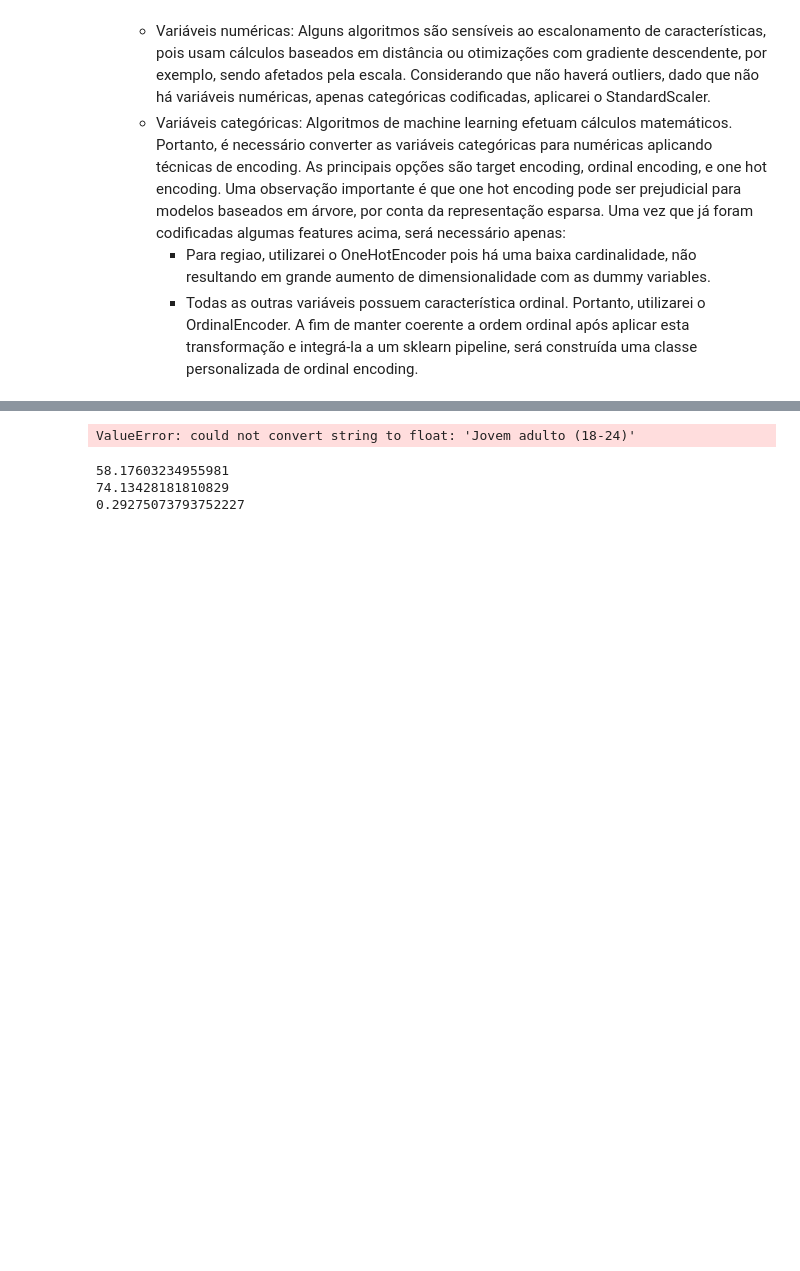
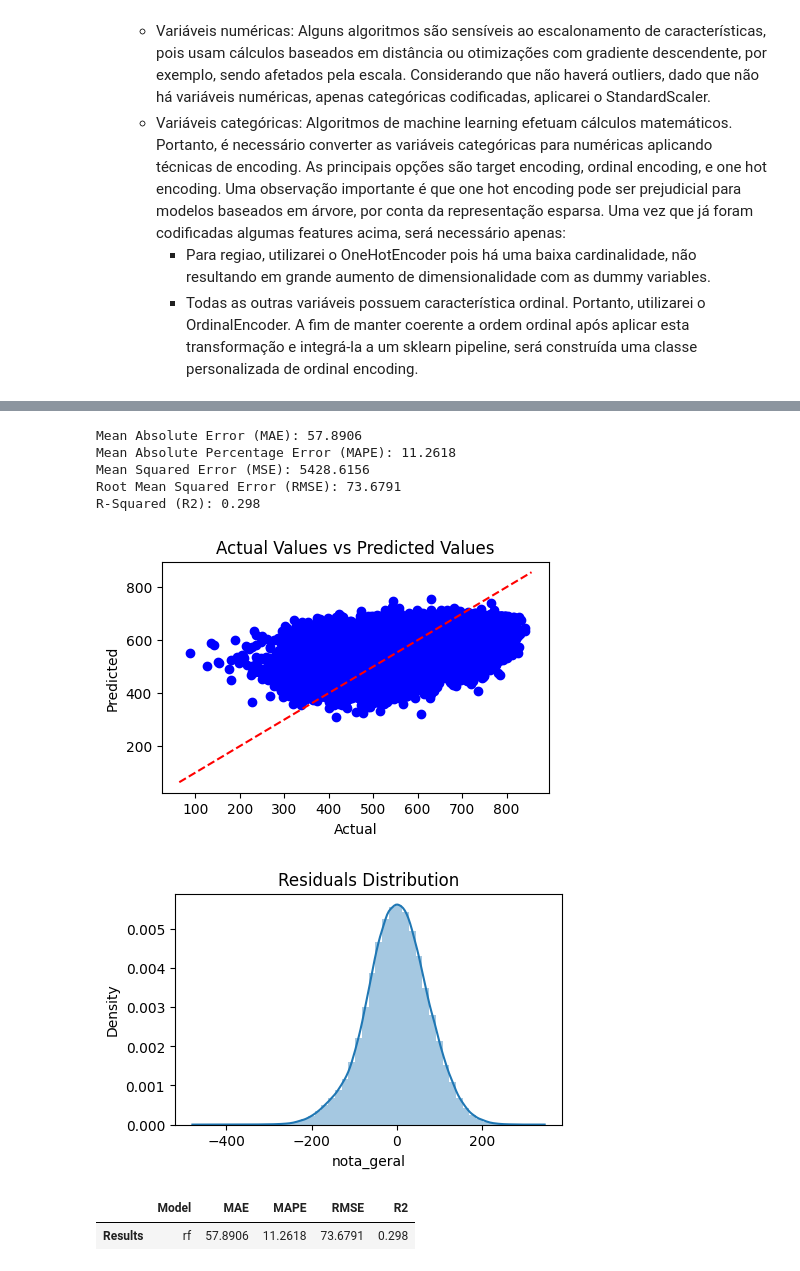
Before and after one commit to allmeidaapedro/Enem-Analysis, a Jupyter notebook: 3_modelling_desempenho.ipynb, the cells around one changed output, grey strips where cells are left out. Saved outputs shown, nothing was run; the diff lists cells and outputs as text; code cells hidden in the pictures; blank space fills up the shorter version.

```diff
--- a/3_modelling_desempenho.ipynb
+++ b/3_modelling_desempenho.ipynb
@@ -187,3 +187,6 @@ def define_regions(x):
         return 'Centro-Oeste'
 
 clean_df['regiao'] = clean_df['uf_prova'].apply(define_regions)
+# %%
+clean_df = clean_df.loc[~(clean_df['nota_geral'] == 0)]
+clean_df.shape
@@ -333,12 +349,10 @@ X_train['escolaridade_mae'] = X_train['escolaridade_mae'].replace(to_replace={'N
 X_train['escolaridade_pai'] = X_train['escolaridade_pai'].replace(to_replace={'Não sei': esc_pai_mode})
 
 # Ordinal variables categories orders.
-age_categories_ordered = ['Adolescente (< 18)', 'Jovem adulto (18-24)', 'Adulto jovem (25-35)', 'Adulto a Meia Idade (36-55)', 'Pré aposentadoria a Idoso (> 56)']
+age_categories_ordered = ['Adolescente (< 18)', 'Jovem adulto (18-24)', 'Adulto jovem (25-35)', 'Adulto a meia idade (36-55)', 'Pré aposentadoria a idoso (> 56)']
 status_categories_ordered = ['Não concluído', 'Cursando', 'Último ano', 'Concluído']
 educational_level_categories_ordered = ['Nunca estudou', 'Ensino fundamental incompleto', 'Ensino fundamental completo', 'Ensino médio completo', 'Ensino superior completo']
-income_categories_ordered = ['Nenhuma Renda', 'Até R$ 1.212,00', 'R$ 1.212,01 - R$ 1.818,00', 'R$ 1.818,01 - R$ 3.030,00',
-                            'R$ 3.030,01 - R$ 4.848,00', 'R$ 4.848,01 - R$ 7.272,00', 'R$ 7.272,01 - R$ 10.908,00',
-                            'R$ 10.908,01 - R$ 18.180,00', 'Acima de R$ 18.180,01']
+income_categories_ordered = ['Classe baixa', 'Classe média baixa', 'Classe média alta', 'Classe alta']
 
 # Ordinal encoding pipeline.
 ordinal_pipe = Pipeline([
@@ -362,8 +376,7 @@ nominal_pipe = Pipeline([
 # Column transformer.
 preprocessor = ColumnTransformer(
     transformers=[
-        ('ordinal_encoding', ordinal_pipe, ordinal_features),
-        ('one_hot_encoding', nominal_pipe, nominal_features)
+        ('one_hot_encoding', nominal_pipe, nominal_features+ordinal_features)
     ], remainder='passthrough'
 )
 
@@ -394,20 +393,27 @@ X_train_prep_df
-# %%
-from sklearn.ensemble import RandomForestRegressor
-from sklearn.metrics import mean_absolute_error
-
-rf = RandomForestRegressor()
-rf.fit(a, y_train)
-# %% [output]
-ValueError: could not convert string to float: 'Jovem adulto (18-24)'
-# %%
-from sklearn.metrics import mean_squared_error, r2_score
-print(mean_absolute_error(y_val, p))
-print(np.sqrt(mean_squared_error(y_val, p)))
-print(r2_score(y_val, p))
-# %% [output]
-58.17603234955981
-74.13428181810829
-0.29275073793752227
+# %%
+from sklearn.ensemble import RandomForestRegressor
+from sklearn.metrics import mean_absolute_error, mean_squared_error, r2_score
+
+esc_mae_mode = X_val['escolaridade_mae'].mode()[0]
+esc_pai_mode = X_val['escolaridade_pai'].mode()[0]
+X_val['escolaridade_mae'] = X_val['escolaridade_mae'].replace(to_replace={'Não sei': esc_mae_mode})
+X_val['escolaridade_pai'] = X_val['escolaridade_pai'].replace(to_replace={'Não sei': esc_pai_mode})
+xtrainprep = preprocessor.fit_transform(X_train)
+xvalprep = preprocessor.transform(X_val)
+rf = RandomForestRegressor()
+rf.fit(xtrainprep, y_train)
+predtest = rf.predict(xvalprep)
+evaluate_regressor(y_val, predtest, y_train, 'rf')
+# %% [output]
+Mean Absolute Error (MAE): 57.8906
+Mean Absolute Percentage Error (MAPE): 11.2618
+Mean Squared Error (MSE): 5428.6156
+Root Mean Squared Error (RMSE): 73.6791
+R-Squared (R2): 0.298
+[figure, added]
+[figure, added]
+|  | Model | MAE | MAPE | RMSE | R2 |
+| Results | rf | 57.8906 | 11.2618 | 73.6791 | 0.298 |
 # %%
 def evaluate_regressor(y_true, y_pred, y_train, model_name):
     '''
```
Also changed, not shown: parts of 10 cells of this notebook.
